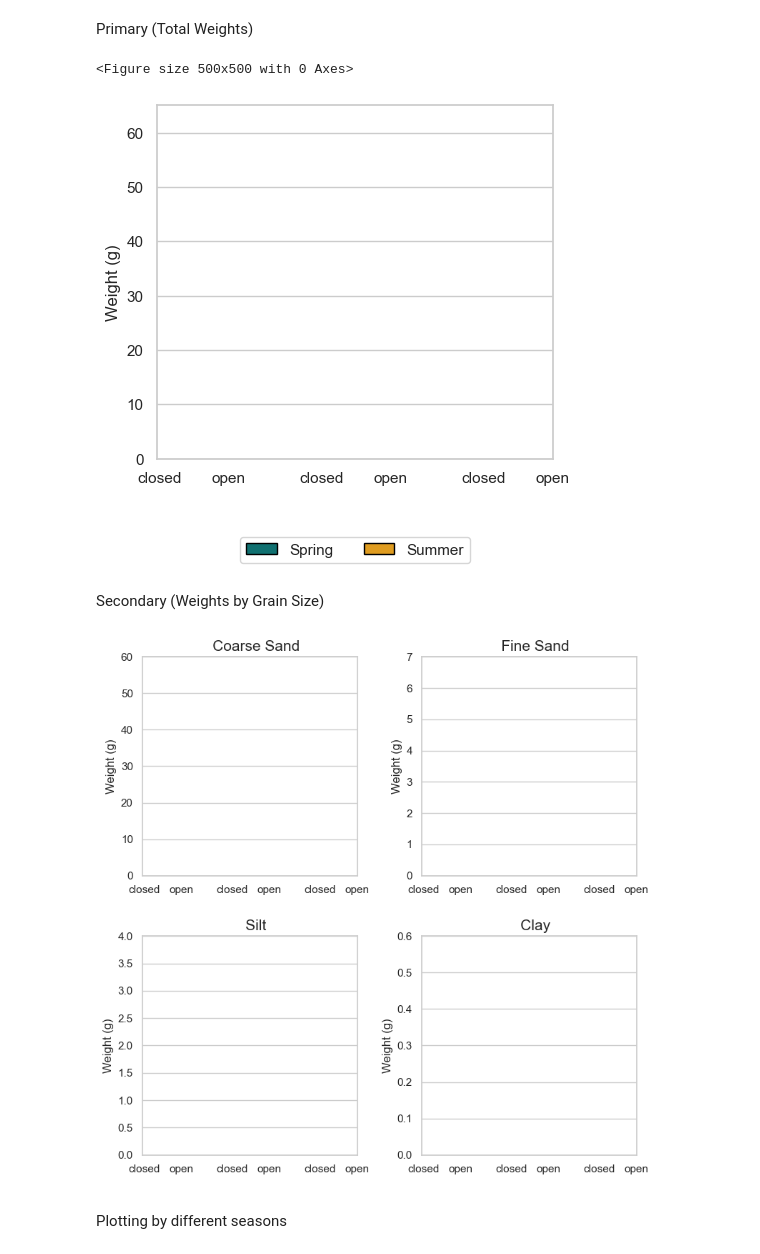
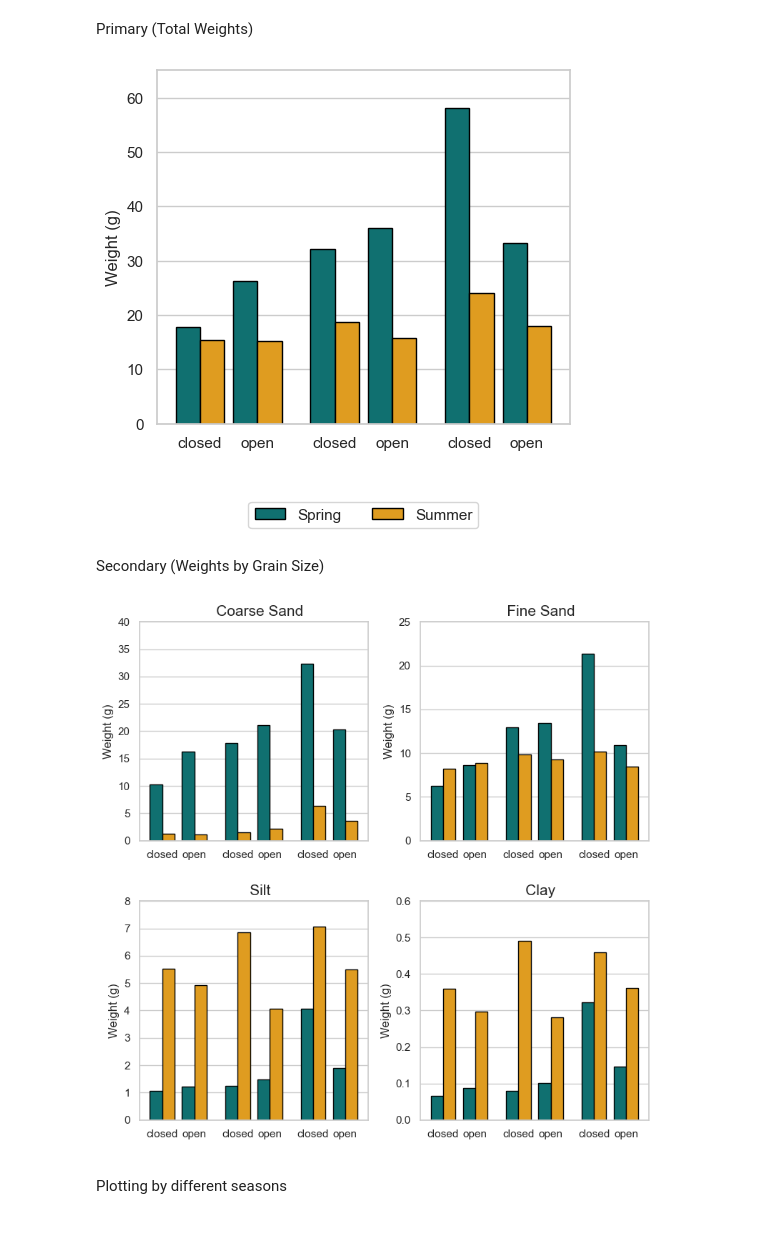
Before and after one commit to nicole-hucke/sediment_trap_paper, a Jupyter notebook: plots/trap_barplots/definitive/fig2_a_barplots_final.ipynb, the cells around one changed output. Drawn from its saved outputs; the diff is of its cells as text; code cells hidden in the pictures.

```diff
--- a/plots/trap_barplots/definitive/fig2_a_barplots_final.ipynb
+++ b/plots/trap_barplots/definitive/fig2_a_barplots_final.ipynb
@@ -13,8 +13,8 @@ import matplotlib.lines as mlines
 import matplotlib.colors as mcolors
 
 # load data
-spring = pd.read_csv('../../sediment_traps/trap_weights/spring_trap_weights.csv')
-summer = pd.read_csv('../../sediment_traps/trap_weights/summer_trap_weights.csv')
+spring = pd.read_csv('spring_trap_weights.csv')
+summer = pd.read_csv('summer_trap_weights.csv')
 # %% [markdown]
 Formatting the data set for sns to use
 # %%
@@ -446,7 +446,7 @@ for season in ['Spring', 'Summer']:
             .reindex(sample_order)['Weight']
             .fillna(0))
     ax.bar([b + offset[season] for b in base], vals, width=bar_w,
-           color=palette[season], edgecolor='black', label=season)
+            color=palette[season], edgecolor='black', label=season)
 
 ax.set_ylim(0, 65)
 ax.set_ylabel('Weight (g)')
@@ -457,10 +457,10 @@ ax.xaxis.grid(False)
 ax.legend(loc='upper center', bbox_to_anchor=(0.5, -0.2), ncol=2)
 
 plt.tight_layout()
+plt.savefig('plots/total_weights_summary.png', dpi=1000, bbox_inches='tight')
 plt.show()
 # %% [output]
-<Figure size 500x500 with 0 Axes>
-[figure, old version]
+[figure, new version]
 # %% [markdown]
 Secondary (Weights by Grain Size)
 # %%
@@ -497,38 +497,38 @@ def plot_pairgap(ax, df, ylim, title):
     ax.set_title(title, size=15)
     ax.set_ylim(*ylim)
     ax.set_ylabel('Weight (g)')
     ax.set_xlabel('')
     ax.set_xticks(base)
     ax.xaxis.grid(False)
     ax.set_xticklabels(labels)
     ax.legend_.remove() if ax.legend_ else None
 
 plot_pairgap(axs[0,0], summary_cs, (0, 70), '   Coarse Sand')
-axs[0,0].set_ylim(0, 60)
+axs[0,0].set_ylim(0, 40)
 plot_pairgap(axs[0,1], summary_fs, (0, 6),  '   Fine Sand')
-axs[0,1].set_ylim(0, 7)
+axs[0,1].set_ylim(0, 25)
 plot_pairgap(axs[1,0], summary_s,  (0, 3.5),'   Silt')
-axs[1,0].set_ylim(0, 4)
+axs[1,0].set_ylim(0, 8)
 plot_pairgap(axs[1,1], summary_c,  (0, 0.5),'   Clay')
 axs[1,1].set_ylim(0, 0.6)
 
 
 # Set alpha for lightslategray bars in all subplots
 for ax in axs.flat:
     for patch in ax.patches:
         # Convert patch color to RGB for comparison, ignoring alpha
         patch_color = mcolors.to_rgb(patch.get_facecolor())
         lightslategray_rgb = mcolors.to_rgb('lightslategray')
 
         if patch_color == lightslategray_rgb:
             # Set the color with a new alpha
             patch.set_facecolor((119/255, 136/255, 153/255, 0.01))  # lightslategray with alpha 0.1
 
 plt.tight_layout()
-#plt.savefig('plots/sizes_basket_weights_barplots_V7.jpg', dpi=1000, bbox_inches='tight')
+plt.savefig('plots/sizes_basket_weights_barplots.jpg', dpi=1000, bbox_inches='tight')
 plt.show()
 # %% [output]
-[figure, old version]
+[figure, new version]
 # %% [markdown]
 Plotting by different seasons
 # %%
```
Also changed, not shown: parts of 2 cells of this notebook, 4 other files.
